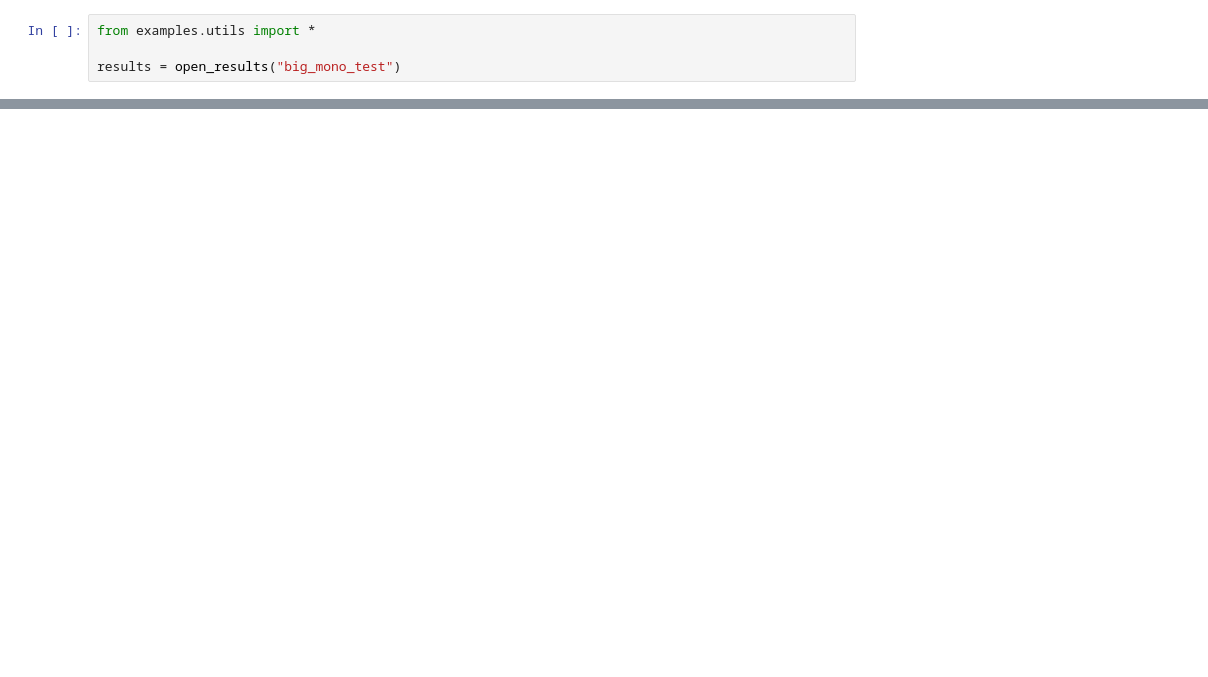
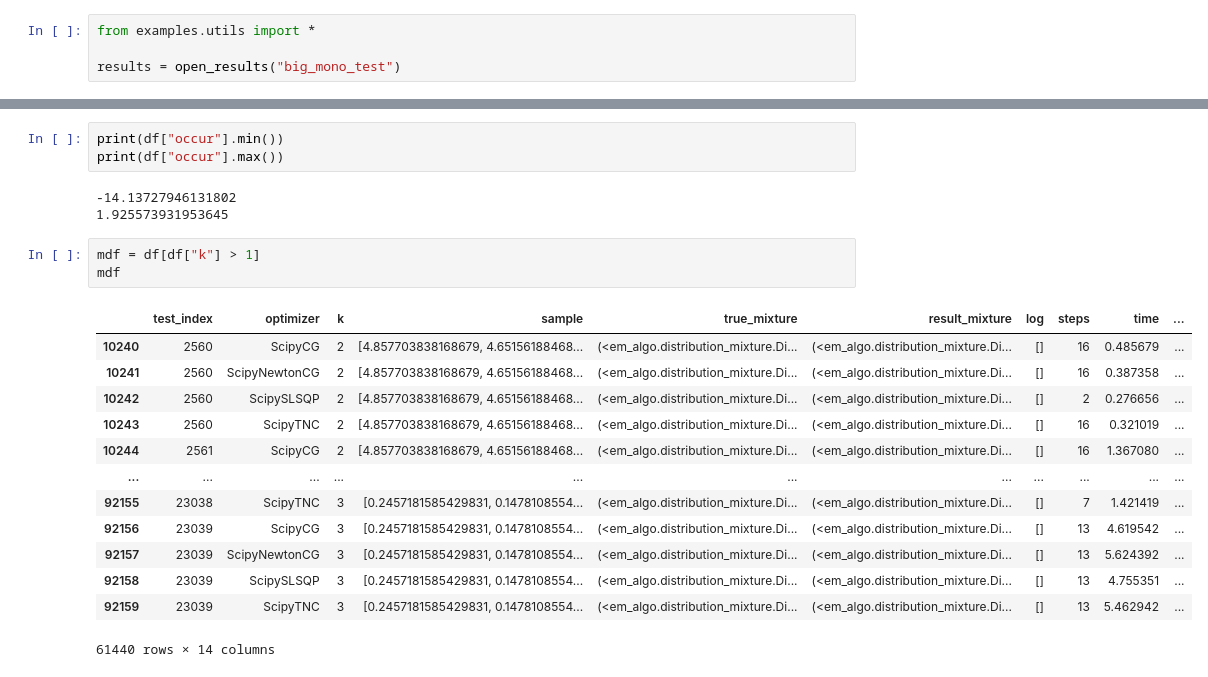
Before and after one commit to iraedeus/pysatl-mpest, a Jupyter notebook: examples/results_accumulation.ipynb, the cells around one changed output, grey strips where cells are left out. Drawn from its saved outputs; the diff is of its cells as text; blank space fills up the shorter version.

```diff
--- a/examples/results_accumulation.ipynb
+++ b/examples/results_accumulation.ipynb
@@ -111,0 +150,23 @@ for model in results_data.keys():
+# %%
+print(df["occur"].min())
+print(df["occur"].max())
+# %% [output]
+-14.13727946131802
+1.925573931953645
+# %%
+mdf = df[df["k"] > 1]
+mdf
+# %% [output]
+|  | test_index | optimizer | k | sample | true_mixture | result_mixture | log | steps | time | ... |
+| 10240 | 2560 | ScipyCG | 2 | [4.857703838168679, 4.65156188468... | (<em_algo.distribution_mixture.Di... | (<em_algo.distribution_mixture.Di... | [] | 16 | 0.485679 | ... |
+| 10241 | 2560 | ScipyNewtonCG | 2 | [4.857703838168679, 4.65156188468... | (<em_algo.distribution_mixture.Di... | (<em_algo.distribution_mixture.Di... | [] | 16 | 0.387358 | ... |
+| 10242 | 2560 | ScipySLSQP | 2 | [4.857703838168679, 4.65156188468... | (<em_algo.distribution_mixture.Di... | (<em_algo.distribution_mixture.Di... | [] | 2 | 0.276656 | ... |
+| 10243 | 2560 | ScipyTNC | 2 | [4.857703838168679, 4.65156188468... | (<em_algo.distribution_mixture.Di... | (<em_algo.distribution_mixture.Di... | [] | 16 | 0.321019 | ... |
+| 10244 | 2561 | ScipyCG | 2 | [4.857703838168679, 4.65156188468... | (<em_algo.distribution_mixture.Di... | (<em_algo.distribution_mixture.Di... | [] | 16 | 1.367080 | ... |
+| ... | ... | ... | ... | ... | ... | ... | ... | ... | ... | ... |
+| 92155 | 23038 | ScipyTNC | 3 | [0.2457181585429831, 0.1478108554... | (<em_algo.distribution_mixture.Di... | (<em_algo.distribution_mixture.Di... | [] | 7 | 1.421419 | ... |
+| 92156 | 23039 | ScipyCG | 3 | [0.2457181585429831, 0.1478108554... | (<em_algo.distribution_mixture.Di... | (<em_algo.distribution_mixture.Di... | [] | 13 | 4.619542 | ... |
+| 92157 | 23039 | ScipyNewtonCG | 3 | [0.2457181585429831, 0.1478108554... | (<em_algo.distribution_mixture.Di... | (<em_algo.distribution_mixture.Di... | [] | 13 | 5.624392 | ... |
+| 92158 | 23039 | ScipySLSQP | 3 | [0.2457181585429831, 0.1478108554... | (<em_algo.distribution_mixture.Di... | (<em_algo.distribution_mixture.Di... | [] | 13 | 4.755351 | ... |
+| 92159 | 23039 | ScipyTNC | 3 | [0.2457181585429831, 0.1478108554... | (<em_algo.distribution_mixture.Di... | (<em_algo.distribution_mixture.Di... | [] | 13 | 5.462942 | ... |
+61440 rows × 14 columns
```
Also changed, not shown: parts of 20 cells of this notebook, 9 other files.
